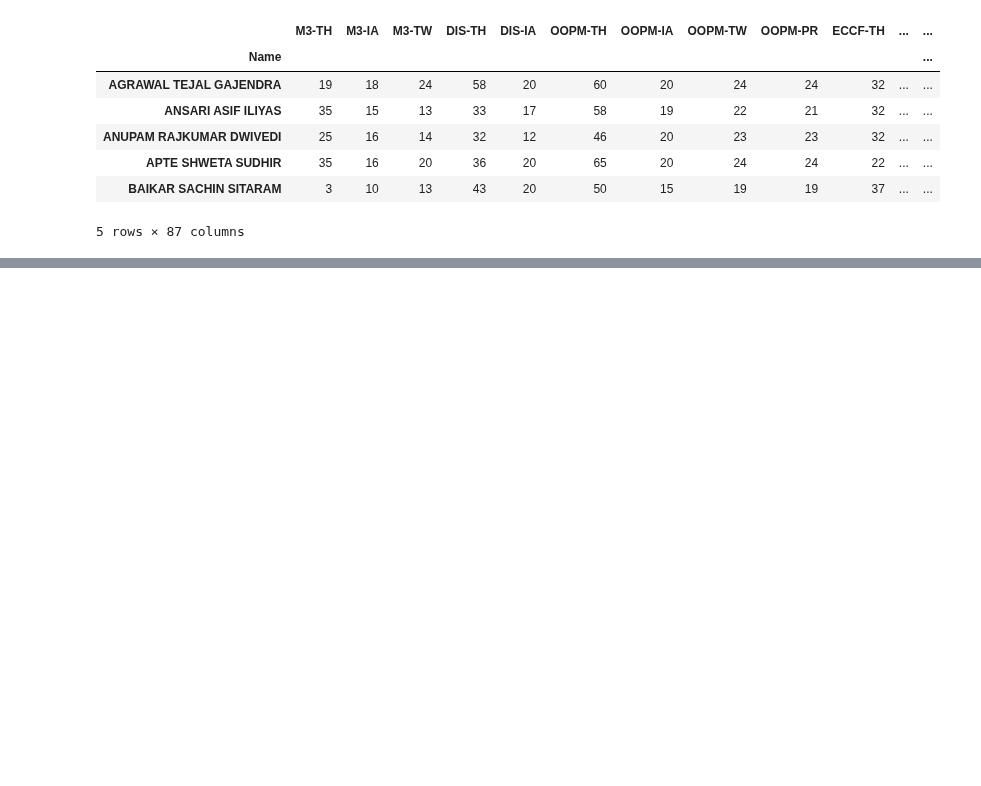
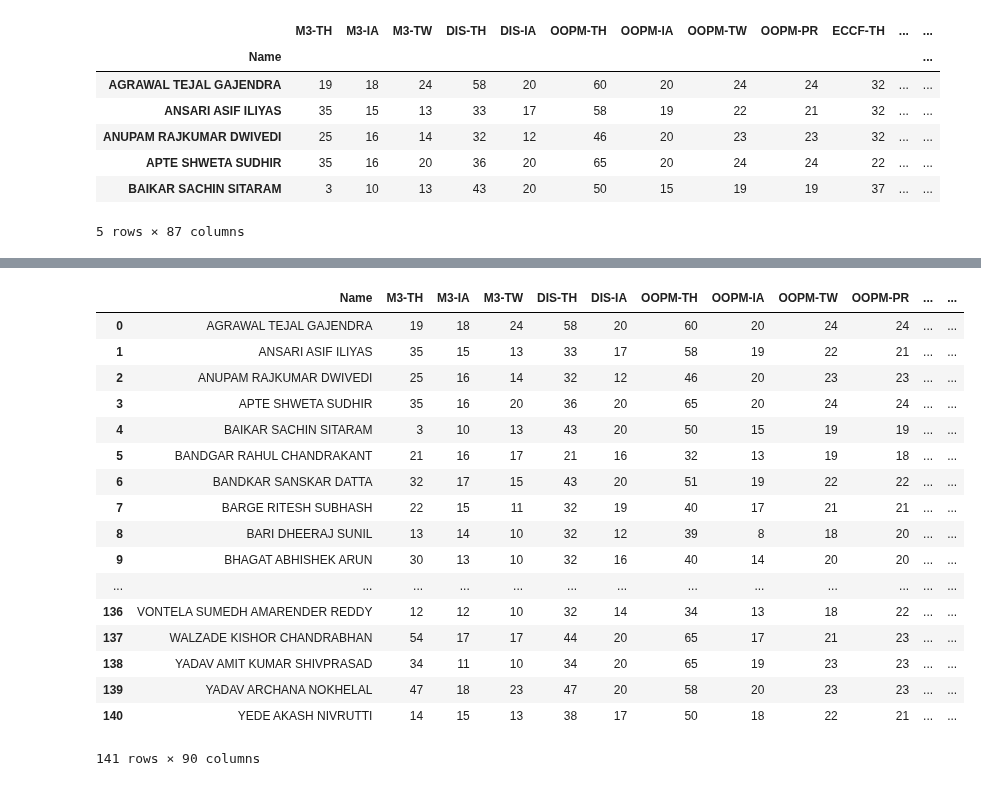
Before and after one commit to Purteeeek/Student-Placement-Guidance, a Jupyter notebook: Cleaning Notebooks/2016-Passout/Sem3-Sem6_2016.ipynb, the cells around one changed output, grey strips where cells are left out. Saved outputs shown, nothing was run; the diff lists cells and outputs as text; code cells hidden in the pictures; blank space fills up the shorter version.

Commit message:
2016 merged

```diff
--- a/Cleaning Notebooks/2016-Passout/Sem3-Sem6_2016.ipynb
+++ b/Cleaning Notebooks/2016-Passout/Sem3-Sem6_2016.ipynb
@@ -150,3 +150,7 @@ merge.head()
 | APTE SHWETA SUDHIR | 35 | 16 | 20 | 36 | 20 | 65 | 20 | 24 | 24 | 22 | ... | ... |
 | BAIKAR SACHIN SITARAM | 3 | 10 | 13 | 43 | 20 | 50 | 15 | 19 | 19 | 37 | ... | ... |
 5 rows × 87 columns
+# %%
+path2 = "/Users/prashant/Downloads/Student-Placement-Guidance/Cleaned-Data/2016-Passouts/2016.xlsx"
+placement = pd.read_excel(path2)
+placement.head()
@@ -153,3 +164,25 @@ merge.head()
+# %%
+merge_with_company  = pd.merge(merge, placement, on = 'Name', how='left')
+merge_with_company
+# %% [output]
+|  | Name | M3-TH | M3-IA | M3-TW | DIS-TH | DIS-IA | OOPM-TH | OOPM-IA | OOPM-TW | OOPM-PR | ... | ... |
+| 0 | AGRAWAL TEJAL GAJENDRA | 19 | 18 | 24 | 58 | 20 | 60 | 20 | 24 | 24 | ... | ... |
+| 1 | ANSARI ASIF ILIYAS | 35 | 15 | 13 | 33 | 17 | 58 | 19 | 22 | 21 | ... | ... |
+| 2 | ANUPAM RAJKUMAR DWIVEDI | 25 | 16 | 14 | 32 | 12 | 46 | 20 | 23 | 23 | ... | ... |
+| 3 | APTE SHWETA SUDHIR | 35 | 16 | 20 | 36 | 20 | 65 | 20 | 24 | 24 | ... | ... |
+| 4 | BAIKAR SACHIN SITARAM | 3 | 10 | 13 | 43 | 20 | 50 | 15 | 19 | 19 | ... | ... |
+| 5 | BANDGAR RAHUL CHANDRAKANT | 21 | 16 | 17 | 21 | 16 | 32 | 13 | 19 | 18 | ... | ... |
+| 6 | BANDKAR SANSKAR DATTA | 32 | 17 | 15 | 43 | 20 | 51 | 19 | 22 | 22 | ... | ... |
+| 7 | BARGE RITESH SUBHASH | 22 | 15 | 11 | 32 | 19 | 40 | 17 | 21 | 21 | ... | ... |
+| 8 | BARI DHEERAJ SUNIL | 13 | 14 | 10 | 32 | 12 | 39 | 8 | 18 | 20 | ... | ... |
+| 9 | BHAGAT ABHISHEK ARUN | 30 | 13 | 10 | 32 | 16 | 40 | 14 | 20 | 20 | ... | ... |
+| ... | ... | ... | ... | ... | ... | ... | ... | ... | ... | ... | ... | ... |
+| 136 | VONTELA SUMEDH AMARENDER REDDY | 12 | 12 | 10 | 32 | 14 | 34 | 13 | 18 | 22 | ... | ... |
+| 137 | WALZADE KISHOR CHANDRABHAN | 54 | 17 | 17 | 44 | 20 | 65 | 17 | 21 | 23 | ... | ... |
+| 138 | YADAV AMIT KUMAR SHIVPRASAD | 34 | 11 | 10 | 34 | 20 | 65 | 19 | 23 | 23 | ... | ... |
+| 139 | YADAV ARCHANA NOKHELAL | 47 | 18 | 23 | 47 | 20 | 58 | 20 | 23 | 23 | ... | ... |
+| 140 | YEDE AKASH NIVRUTTI | 14 | 15 | 13 | 38 | 17 | 50 | 18 | 22 | 21 | ... | ... |
+141 rows × 90 columns
 # %%
 writer = pd.ExcelWriter('2016_merged.xlsx')
 # %%
```
Also changed, not shown: parts of 8 cells of this notebook, 1 other file.
